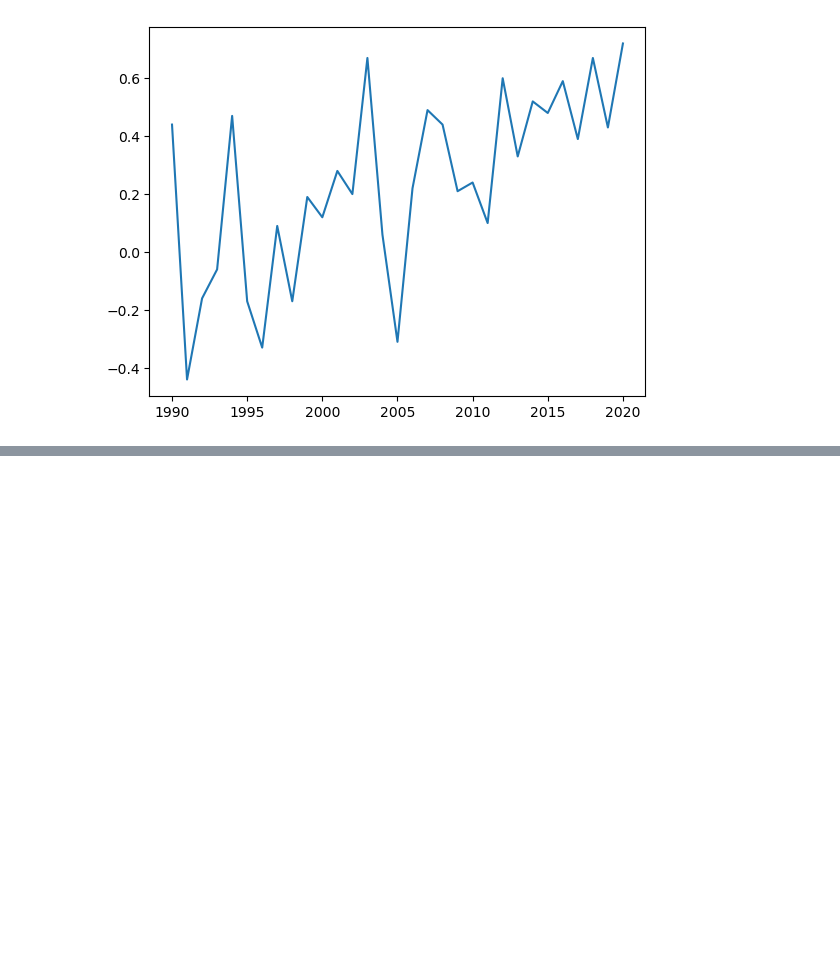
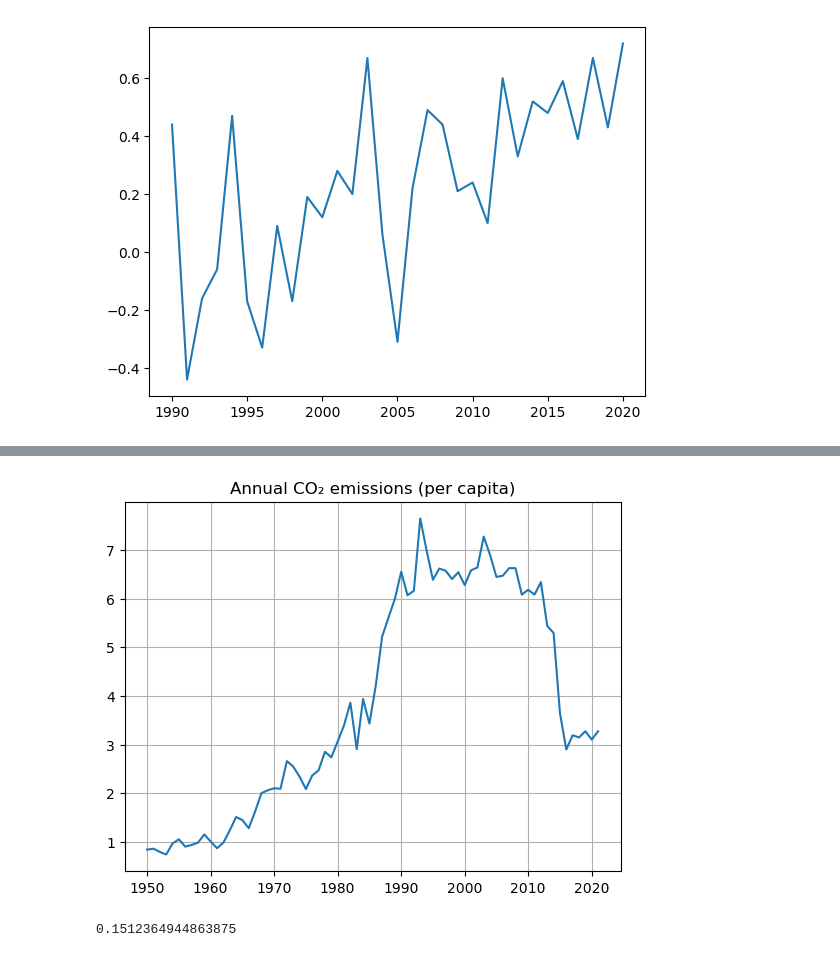
Before and after one commit to camagaKhan/BigDataProcessingClimateChange, a Jupyter notebook: notebooks/test2.ipynb, the cells around one changed output, grey strips where cells are left out. Saved outputs shown, nothing was run; the diff lists cells and outputs as text; code cells hidden in the pictures; blank space fills up the shorter version.

```diff
--- a/notebooks/test2.ipynb
+++ b/notebooks/test2.ipynb
@@ -251,0 +253,13 @@ plot_acf(malta['Annual CO₂ emissions (per capita)'], ax=ax)
+# %%
+plt.plot(malta['Year'], malta['Annual CO₂ emissions (per capita)'])
+plt.title('Annual CO₂ emissions (per capita)')
+plt.grid()
+plt.show()
+# %% [output]
+[figure, added]
+# %%
+from scipy.stats import skew
+
+skew(malta['Annual CO₂ emissions (per capita)'])
+# %% [output]
+0.1512364944863875
```
Also changed, not shown: parts of 1 cell of this notebook, 4 other files.
